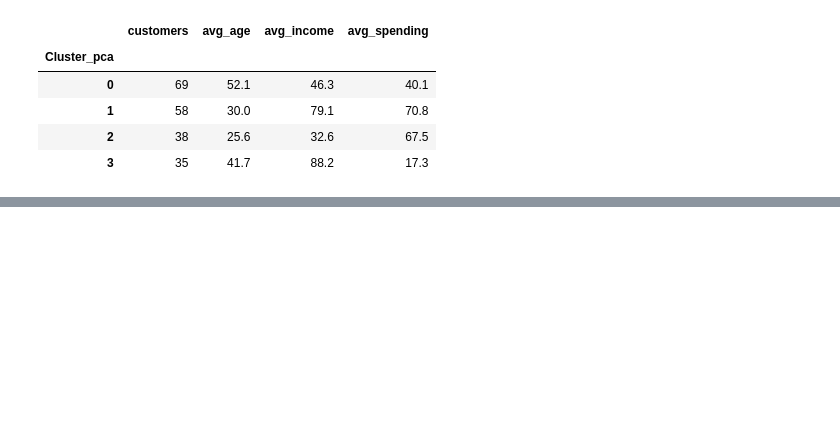
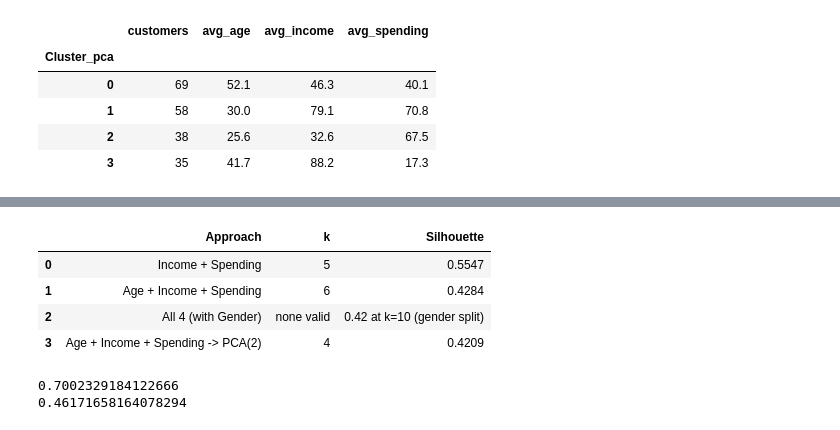
Before and after one commit to Mahaselvi/Mall-customer-clustering-analysis, a Jupyter notebook: mall_customer_segmentation.ipynb, the cells around one changed output, grey strips where cells are left out. Saved outputs shown, nothing was run; the diff lists cells and outputs as text; code cells hidden in the pictures; blank space fills up the shorter version.

```diff
--- a/mall_customer_segmentation.ipynb
+++ b/mall_customer_segmentation.ipynb
@@ -527,0 +607,23 @@ profile_pca
+# %%
+from sklearn.metrics import adjusted_rand_score
+
+summary = pd.DataFrame({
+    'Approach': ['Income + Spending', 'Age + Income + Spending',
+                 'All 4 (with Gender)', 'Age + Income + Spending -> PCA(2)'],
+    'k': [5, 6, 'none valid', 4],
+    'Silhouette': [0.5547, 0.4284, '0.42 at k=10 (gender split)', 0.4209],
+})
+summary
+# %% [output]
+|  | Approach | k | Silhouette |
+| 0 | Income + Spending | 5 | 0.5547 |
+| 1 | Age + Income + Spending | 6 | 0.4284 |
+| 2 | All 4 (with Gender) | none valid | 0.42 at k=10 (gender split) |
+| 3 | Age + Income + Spending -> PCA(2) | 4 | 0.4209 |
+# %%
+# how similar are the segmentations?
+print(adjusted_rand_score(df['Cluster'], df['Cluster1']))
+print(adjusted_rand_score(df['Cluster'], df['Cluster_pca']))
+# %% [output]
+0.7002329184122666
+0.46171658164078294
```
Also changed, not shown: parts of 32 cells of this notebook, 8 other files.
